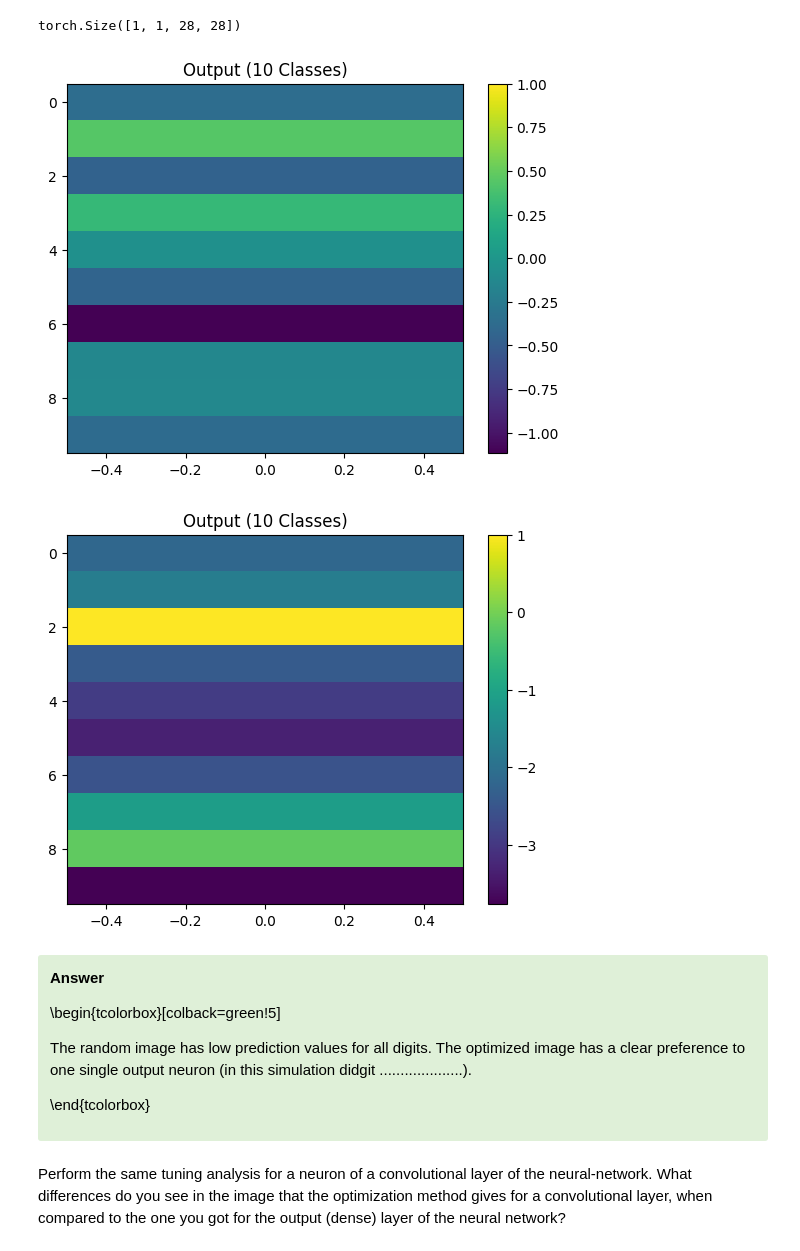
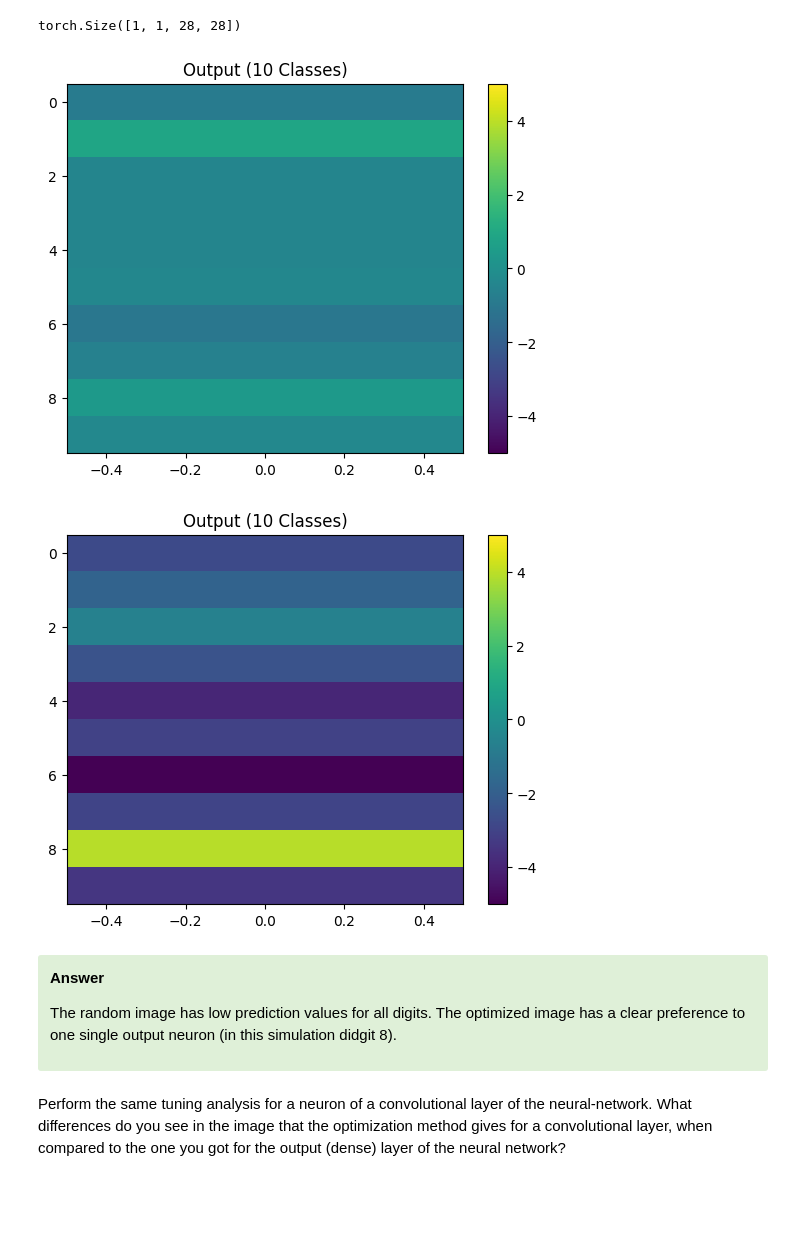
Before and after one commit to RobbeDeMuynck/CN_practicals, a Jupyter notebook: Module 4/Ex2_NeuralNetwork/Module4_NN_Group7.ipynb, the cells around one changed output. Saved outputs shown, nothing was run; the diff lists cells and outputs as text; code cells hidden in the pictures; blank space fills up the shorter version.

```diff
--- a/Module 4/Ex2_NeuralNetwork/Module4_NN_Group7.ipynb
+++ b/Module 4/Ex2_NeuralNetwork/Module4_NN_Group7.ipynb
@@ -347,47 +345,45 @@ for image in images:
 
     layers = ['y'] # the layer names
     layers_titles = ['Output (10 Classes)']
 
     for layeri, layer in enumerate(layers):
         act = activity[layer]
         act = act[i_image]
         if len(act.shape) == 3:
             n_channels = act.shape[0]
             if n_channels == 6:
                 n_x, n_y = 2, 3
             elif n_channels == 16:
                 n_x, n_y = 4, 4
             else:
                 n_x, n_y = n_channels, 1
             vmax = np.max(act)
             fig, axs = plt.subplots(n_y, n_x)
             fig.suptitle(layers_titles[layeri])
             for i_channel in range(n_channels):
                 ax = axs[np.mod(i_channel, n_y), i_channel//n_y]
                 ax.imshow(act[i_channel], vmin=0, vmax=vmax)
                 #ax.set_axis_off()
             #plt.tight_layout()
         elif len(act.shape) == 1:
             act = act.detach().numpy()
             fig = plt.figure()
-            im = plt.imshow(act[:, np.newaxis], aspect='auto', vmax=1)
+            im = plt.imshow(act[:, np.newaxis], aspect='auto', vmax=5, vmin=-5)
             plt.title(layers_titles[layeri])
             #plt.axis('off')
     cbar = plt.colorbar(im)
 # %% [output]
-[figure, old version]
+[figure, new version]
-[figure, old version]
+[figure, new version]
 # %% [markdown]
 <div class="alert alert-success">
 <span style="color:black">
 
 **Answer**
 
-\begin{tcolorbox}[colback=green!5]
 
-The random image has low prediction values for all digits. The optimized image has a clear preference to one single output neuron (in this simulation didgit ....................).
+The random image has low prediction values for all digits. The optimized image has a clear preference to one single output neuron (in this simulation didgit 8).
 
-\end{tcolorbox}
 
 </span>
 # %% [markdown]
```
Also changed, not shown: parts of 16 cells of this notebook, 1 other file.
